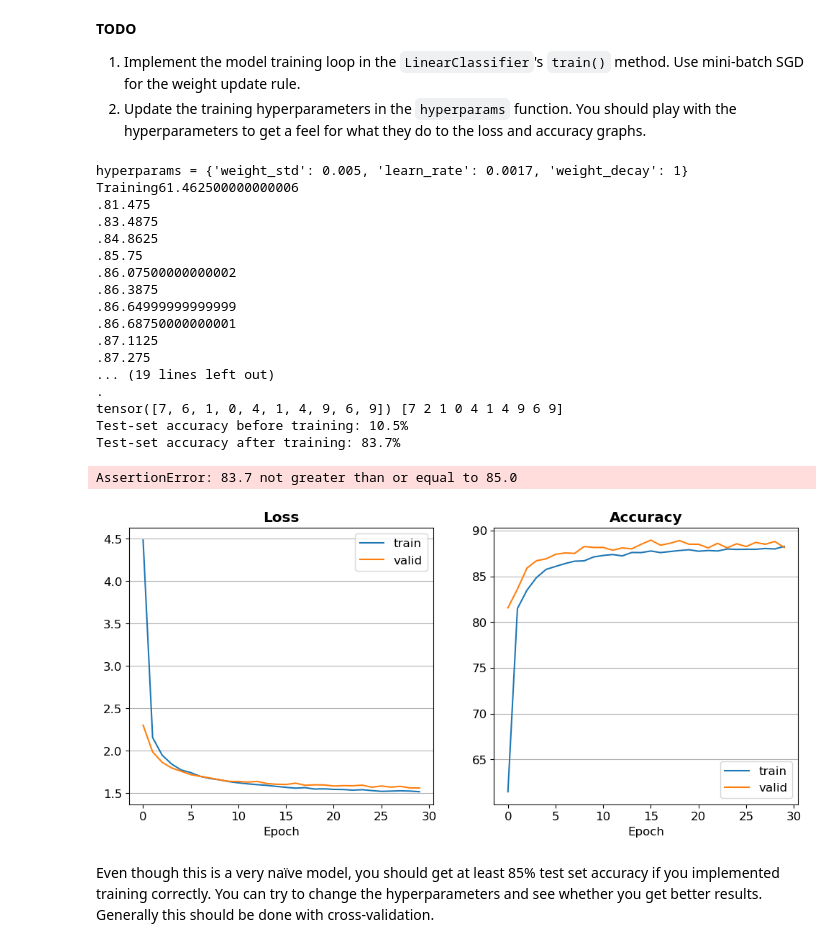
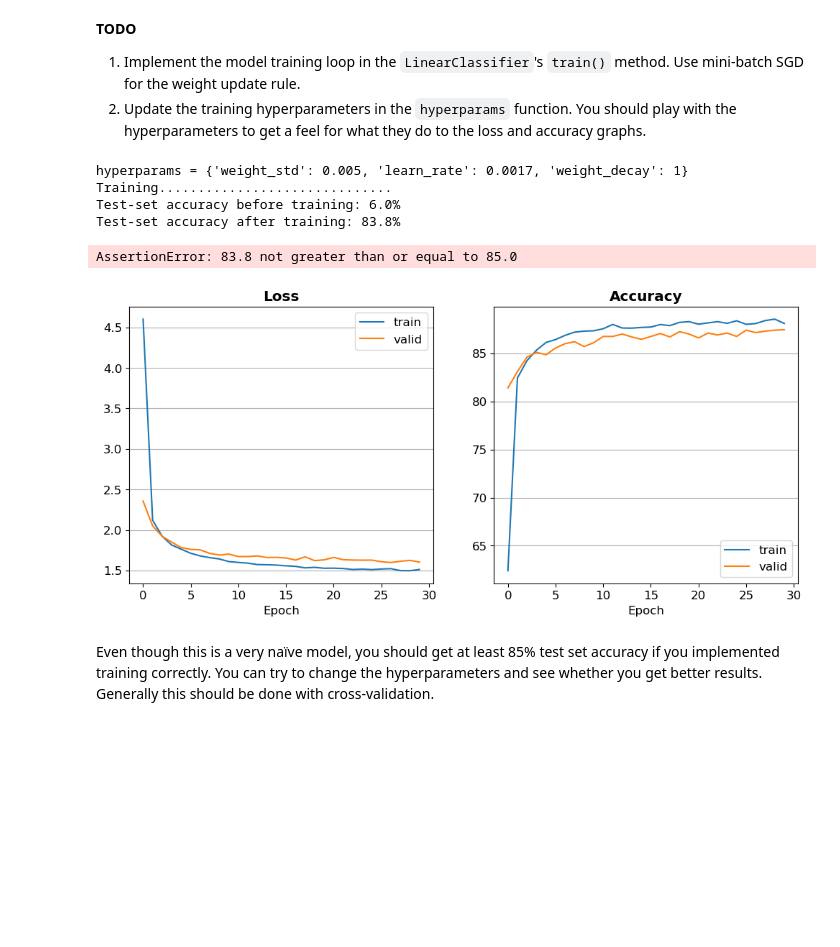
Before and after one commit to IlayMalinyak/cs236781-hw, a Jupyter notebook: Part3_LinearClassifier.ipynb, the cells around one changed output. Drawn from its saved outputs; the diff is of its cells as text; code cells hidden in the pictures; blank space fills up the shorter version.

```diff
--- a/Part3_LinearClassifier.ipynb
+++ b/Part3_LinearClassifier.ipynb
@@ -547,54 +522,38 @@ x_test, y_test = dl_utils.flatten(dl_test)
 x_train, y_train = dl_utils.flatten(dl_train)
 y_test_pred , _= lin_cls.predict(x_test)
 test_acc_before = lin_cls.evaluate_accuracy(y_test, y_test_pred)
 
 # Train the model
 svm_loss_fn = SVMHingeLoss()
 train_res, valid_res = lin_cls.train(dl_train, dl_valid, svm_loss_fn,
                                     learn_rate=hp['learn_rate'], weight_decay=hp['weight_decay'],
                                     max_epochs=30)
-clf.fit(x_train, y_train)
 
 # Re-evaluate on the test set
 y_test_pred , _= lin_cls.predict(x_test)
-y_test_pred_clf = clf.predict(x_test)
-print(y_test_pred[:10], y_test_pred_clf[:10])
 test_acc_after = lin_cls.evaluate_accuracy(y_test, torch.tensor(y_test_pred))
 
 # Plot loss and accuracy
 fig, axes = plt.subplots(nrows=1, ncols=2, figsize=(12,5))
 for i, loss_acc in enumerate(('loss', 'accuracy')):
     axes[i].plot(getattr(train_res, loss_acc))
     axes[i].plot(getattr(valid_res, loss_acc))
     axes[i].set_title(loss_acc.capitalize(), fontweight='bold')
     axes[i].set_xlabel('Epoch')
     axes[i].legend(('train', 'valid'))
     axes[i].grid(which='both', axis='y')
 
 # Check test set accuracy
 print(f'Test-set accuracy before training: {test_acc_before:.1f}%')
 print(f'Test-set accuracy after training: {test_acc_after:.1f}%')
 test.assertGreaterEqual(test_acc_after, 85.0)
 # %% [output]
 hyperparams = {'weight_std': 0.005, 'learn_rate': 0.0017, 'weight_decay': 1}
-Training61.462500000000006
-.81.475
-.83.4875
-.84.8625
-.85.75
-.86.07500000000002
-.86.3875
-.86.64999999999999
-.86.68750000000001
-.87.1125
-.87.275
-... (19 lines left out)
-.
-tensor([7, 6, 1, 0, 4, 1, 4, 9, 6, 9]) [7 2 1 0 4 1 4 9 6 9]
-Test-set accuracy before training: 10.5%
-Test-set accuracy after training: 83.7%
+Training..............................
+Test-set accuracy before training: 6.0%
+Test-set accuracy after training: 83.8%
-AssertionError: 83.7 not greater than or equal to 85.0
+AssertionError: 83.8 not greater than or equal to 85.0
-[figure, old version]
+[figure, new version]
 # %% [markdown]
 Even though this is a very naïve model, you should get at least 85% test set accuracy if you implemented training correctly. You can try to change the hyperparameters and see whether you get better results. Generally this should be done with cross-validation.
 # %% [markdown]
```
Also changed, not shown: parts of 6 cells of this notebook.
